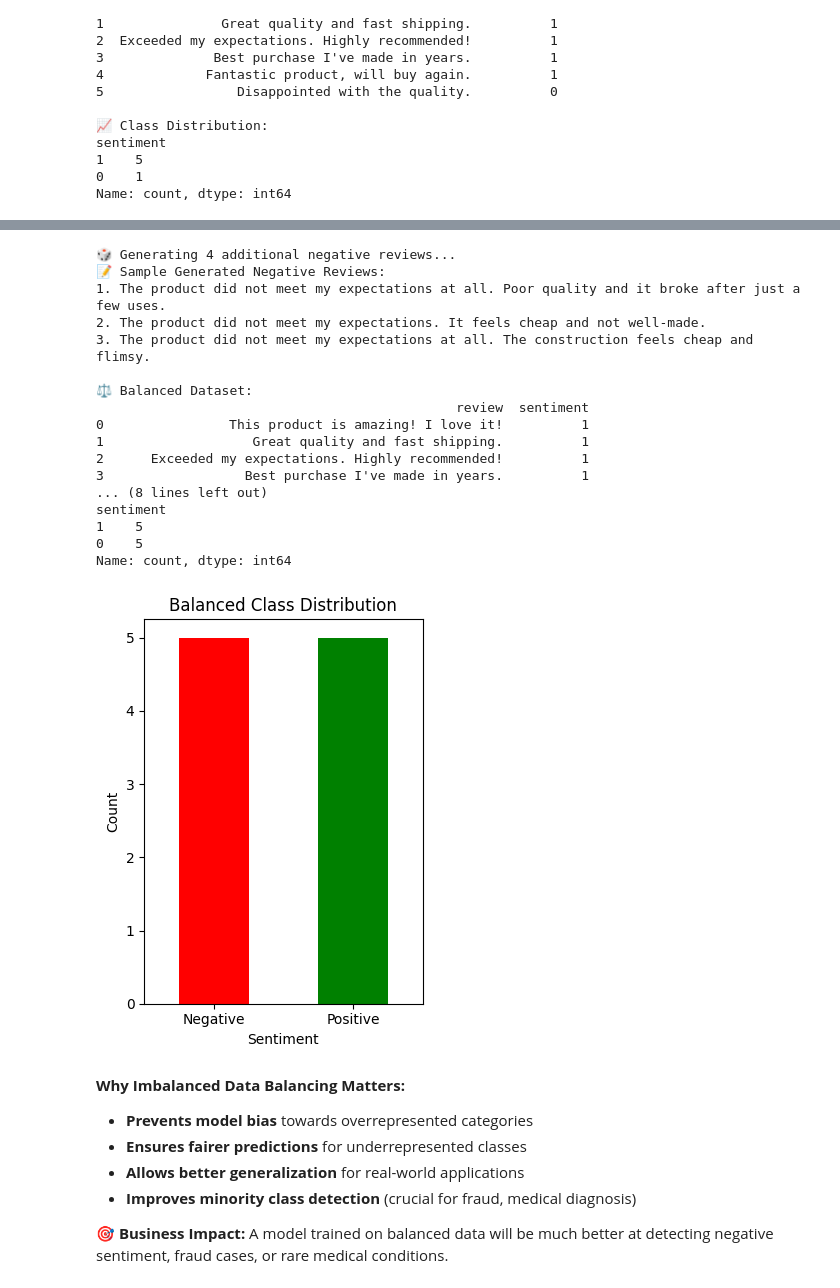
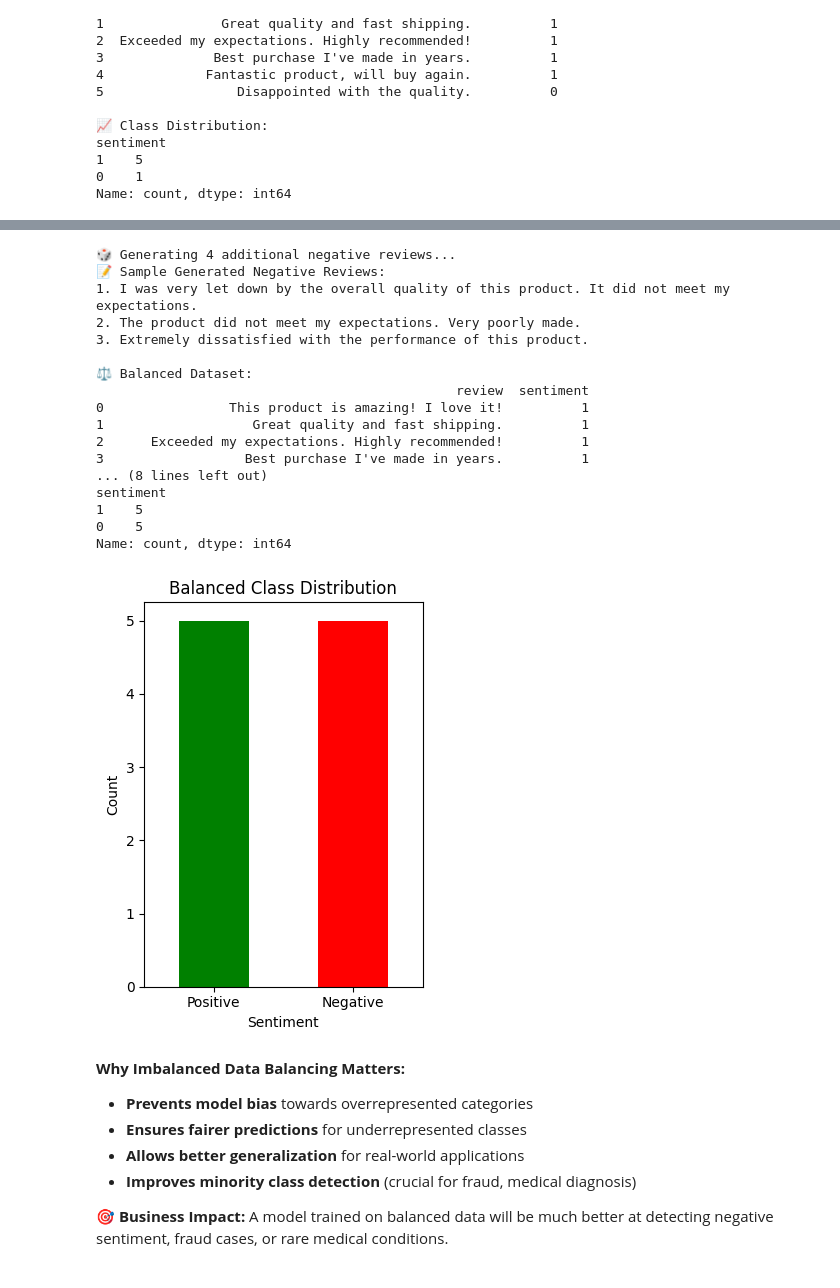
Before and after one commit to sap156/infinityskillshub, a Jupyter notebook: PII_and_Imbalanced_data.ipynb, the cells around one changed output, grey strips where cells are left out. Saved outputs shown, nothing was run; the diff lists cells and outputs as text; code cells hidden in the pictures.

```diff
--- a/PII_and_Imbalanced_data.ipynb
+++ b/PII_and_Imbalanced_data.ipynb
@@ -101,7 +95,7 @@ We can use GPT-4o-mini to detect and mask PII while keeping useful non-sensitive
 information, such as age and salary.
 # %%
 # 2. PII Masking Using Generative AI
-prompt = f"""Mask the following PII data. Keep the Age and Salary as is. Output in JSON form. Original data: {df.to_json(orient='records')}"""
+prompt = f"""Mask all the following PII data. Keep the Age and Salary as is. Output in JSON form. Original data: {df.to_json(orient='records')}"""
 
 response = client.chat.completions.create(
     model="gpt-4o-mini",
@@ -142,7 +130,7 @@ Generative AI allows us to mask only PII while retaining useful information,
 such as email domains and professions.
 # %%
 # 3. Selective Masking: Retaining Important Features
-prompt_selective = f"""Mask the names in the following dataset but keep last name and email domains intact. Output in JSON form.
+prompt_selective = f"""Mask the PII fields in the following data keeping the last name and email @domains intact. Output in JSON form.
 Original data:
 {df.to_json(orient='records')}
 """
@@ -366,9 +333,9 @@ print(df_balanced['sentiment'].value_counts())
 # %% [output]
 🎲 Generating 4 additional negative reviews...
 📝 Sample Generated Negative Reviews:
-1. The product did not meet my expectations at all. Poor quality and it broke after just a few uses.
-2. The product did not meet my expectations. It feels cheap and not well-made.
-3. The product did not meet my expectations at all. The construction feels cheap and flimsy.
+1. I was very let down by the overall quality of this product. It did not meet my expectations.
+2. The product did not meet my expectations. Very poorly made.
+3. Extremely dissatisfied with the performance of this product.
 
 ⚖️ Balanced Dataset:
                                               review  sentiment
@@ -384,16 +351,16 @@ Name: count, dtype: int64
 # %%
 # Visualize balanced dataset
 plt.subplot(1, 2, 2)
-df_balanced['sentiment'].value_counts().plot(kind='bar', color=['red', 'green'])
+df_balanced['sentiment'].value_counts().plot(kind='bar', color=['green', 'red'])
 plt.title('Balanced Class Distribution')
 plt.xlabel('Sentiment')
 plt.ylabel('Count')
-plt.xticks([0, 1], ['Negative', 'Positive'], rotation=0)
+plt.xticks([1, 0], ['Negative', 'Positive'], rotation=0)
 
 plt.tight_layout()
 plt.show()
 # %% [output]
-[figure, old version]
+[figure, new version]
 # %% [markdown]
 **Why Imbalanced Data Balancing Matters:**
 
```
Also changed, not shown: parts of 7 cells of this notebook.
